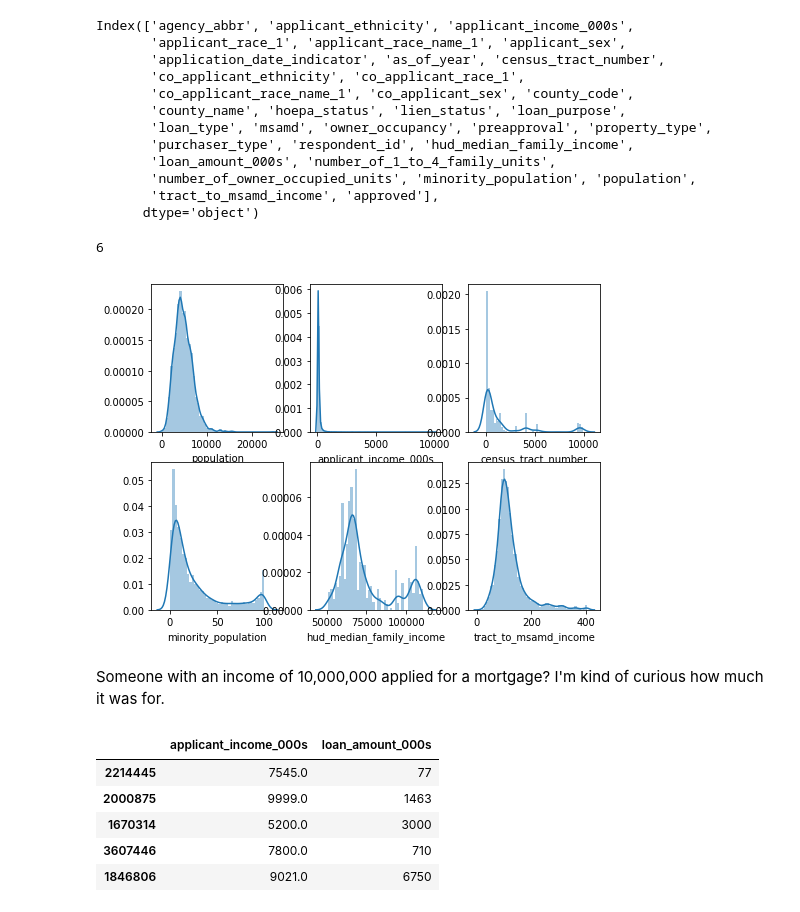
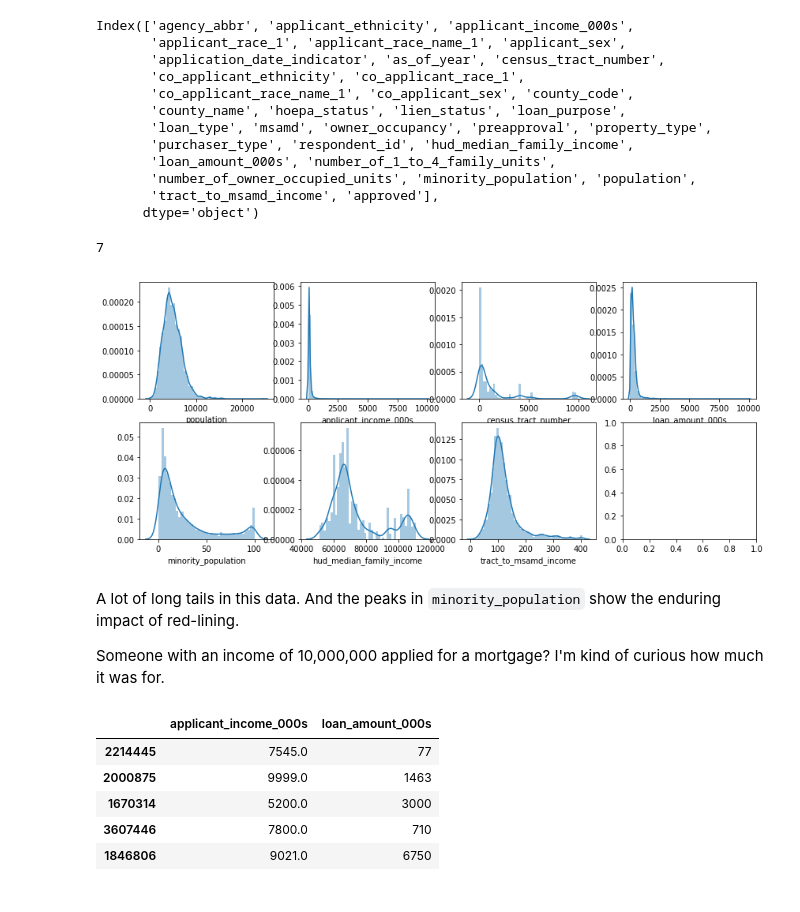
Before and after one commit to CharlesNaylor/hmda, a Jupyter notebook: EDAandPreprocessing.ipynb, the cells around one changed output. Saved outputs shown, nothing was run; the diff lists cells and outputs as text; code cells hidden in the pictures.

```diff
--- a/EDAandPreprocessing.ipynb
+++ b/EDAandPreprocessing.ipynb
@@ -124,3 +131,10 @@ rawdata.drop("action_taken", axis=1, inplace=True)
+# %%
+for v in concordances:
+    if not v == 'action_taken': # we got rid of that one
+        rawdata[v].fillna(value=0, inplace=True)
+
+for v in non_conform:
+    rawdata[v+'_1'].fillna(value=0, inplace=True) #arguably we should code 'did not report race' as white.
 # %%
 rawdata.to_parquet("processed_data.pqt")
 # %% [markdown]
@@ -155,17 +169,19 @@ Index(['agency_abbr', 'applicant_ethnicity', 'applicant_income_000s',
       dtype='object')
 # %%
 lots_of_values = ['population', 'minority_population', 'applicant_income_000s', 'hud_median_family_income',
-                  'census_tract_number', 'tract_to_msamd_income']
+                  'census_tract_number', 'tract_to_msamd_income', 'loan_amount_000s']
 len(lots_of_values)
 # %% [output]
-6
+7
 # %%
-f, axes = plt.subplots(2,3, figsize=(8.05,6))
+f, axes = plt.subplots(2,4, figsize=(14,6))
 for i, v in enumerate(lots_of_values):
     sns.distplot(smpl[v].dropna(), ax=axes[i % 2, i // 2])
 # %% [output]
-[figure, old version]
+[figure, new version]
 # %% [markdown]
+A lot of long tails in this data. And the peaks in `minority_population` show the enduring impact of red-lining.
+
 Someone with an income of 10,000,000 applied for a mortgage? I'm kind of curious how much it was for.
 # %%
 smpl.loc[smpl.applicant_income_000s>5000, ['applicant_income_000s', 'loan_amount_000s']]
```
Also changed, not shown: parts of 15 cells of this notebook, 9 other files.
